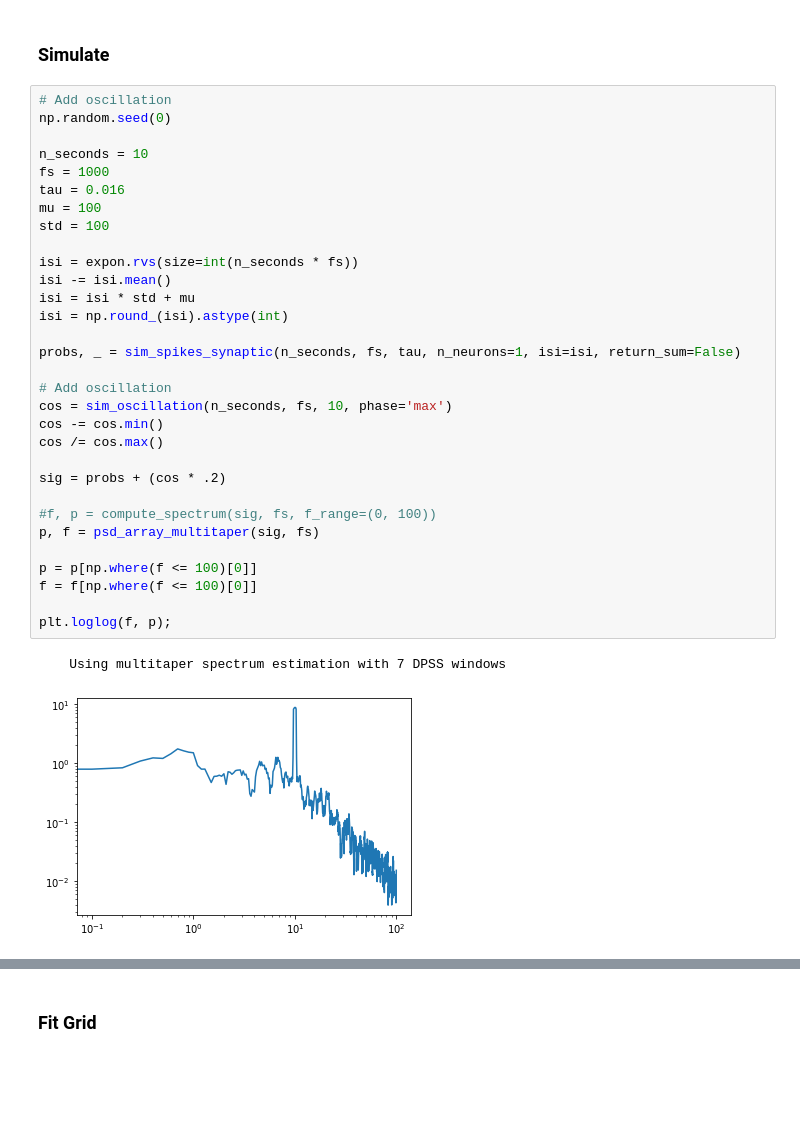
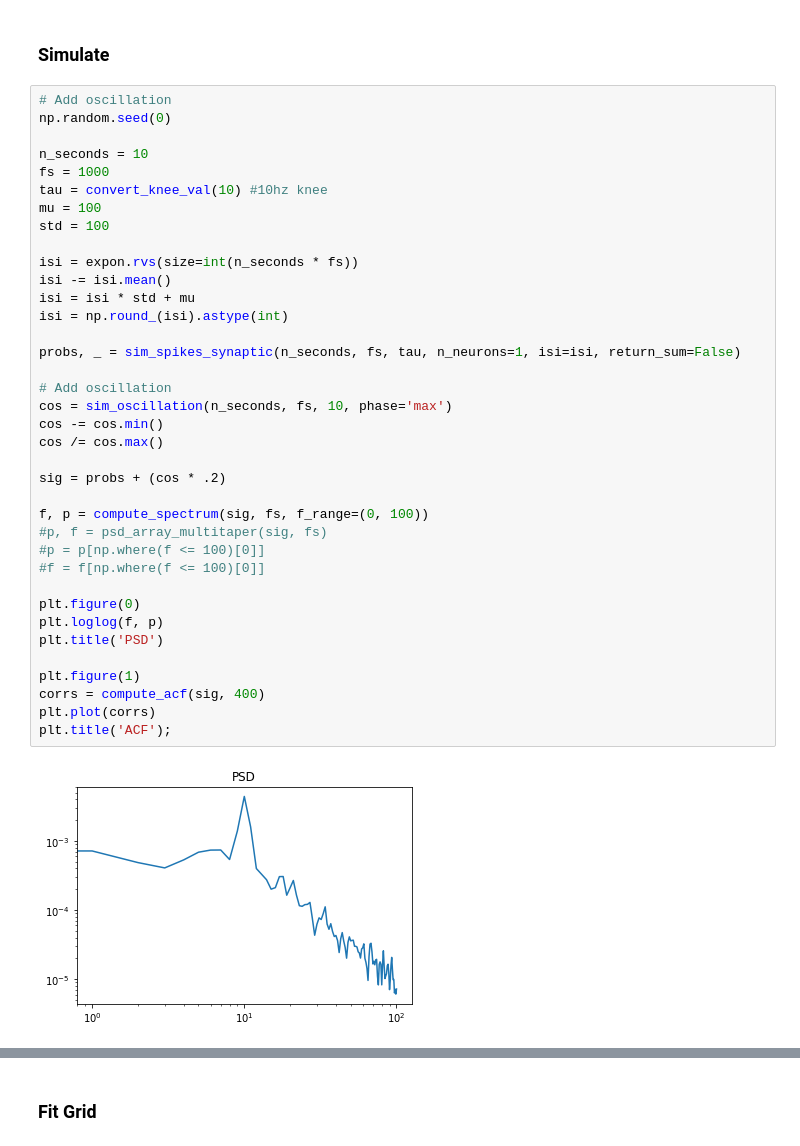
Before and after one commit to voytekresearch/timescale-methods, a Jupyter notebook: notebooks/param_gridsearch.ipynb, the cells around one changed output, grey strips where cells are left out. Saved outputs shown, nothing was run; the diff lists cells and outputs as text; blank space fills up the shorter version.

```diff
--- a/notebooks/param_gridsearch.ipynb
+++ b/notebooks/param_gridsearch.ipynb
@@ -115,34 +146,39 @@ def subselect_params(grid, grid_indices, inds):
 # %%
 # Add oscillation
 np.random.seed(0)
 
 n_seconds = 10
 fs = 1000
-tau = 0.016
+tau = convert_knee_val(10) #10hz knee
 mu = 100
 std = 100
 
 isi = expon.rvs(size=int(n_seconds * fs))
 isi -= isi.mean()
 isi = isi * std + mu
 isi = np.round_(isi).astype(int)
 
 probs, _ = sim_spikes_synaptic(n_seconds, fs, tau, n_neurons=1, isi=isi, return_sum=False)
 
 # Add oscillation
 cos = sim_oscillation(n_seconds, fs, 10, phase='max')
 cos -= cos.min()
 cos /= cos.max()
 
 sig = probs + (cos * .2)
 
-#f, p = compute_spectrum(sig, fs, f_range=(0, 100))
-p, f = psd_array_multitaper(sig, fs)
+f, p = compute_spectrum(sig, fs, f_range=(0, 100))
+#p, f = psd_array_multitaper(sig, fs)
+#p = p[np.where(f <= 100)[0]]
+#f = f[np.where(f <= 100)[0]]
 
-p = p[np.where(f <= 100)[0]]
-f = f[np.where(f <= 100)[0]]
+plt.figure(0)
+plt.loglog(f, p)
+plt.title('PSD')
 
-plt.loglog(f, p);
+plt.figure(1)
+corrs = compute_acf(sig, 400)
+plt.plot(corrs)
+plt.title('ACF');
 # %% [output]
-    Using multitaper spectrum estimation with 7 DPSS windows
-[figure, old version]
+[figure, new version]
```
Also changed, not shown: parts of 45 cells of this notebook.
